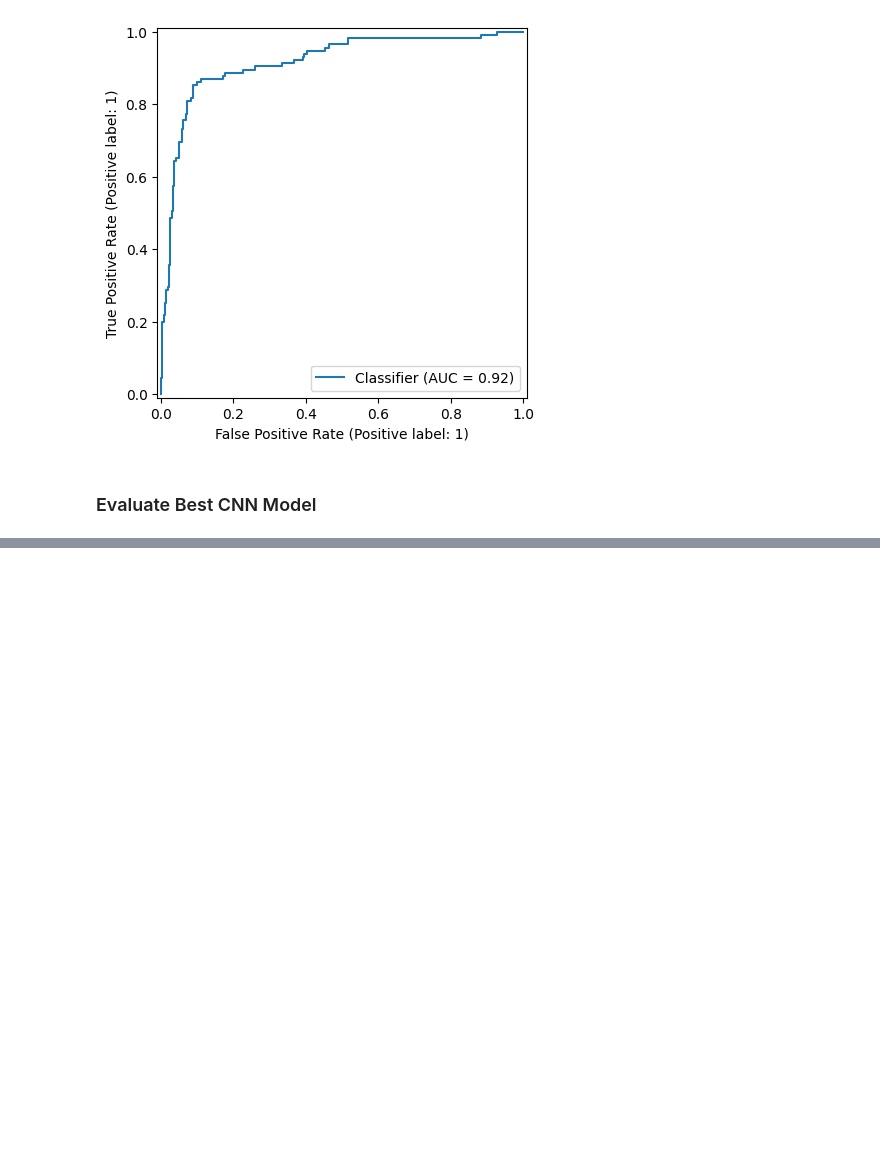
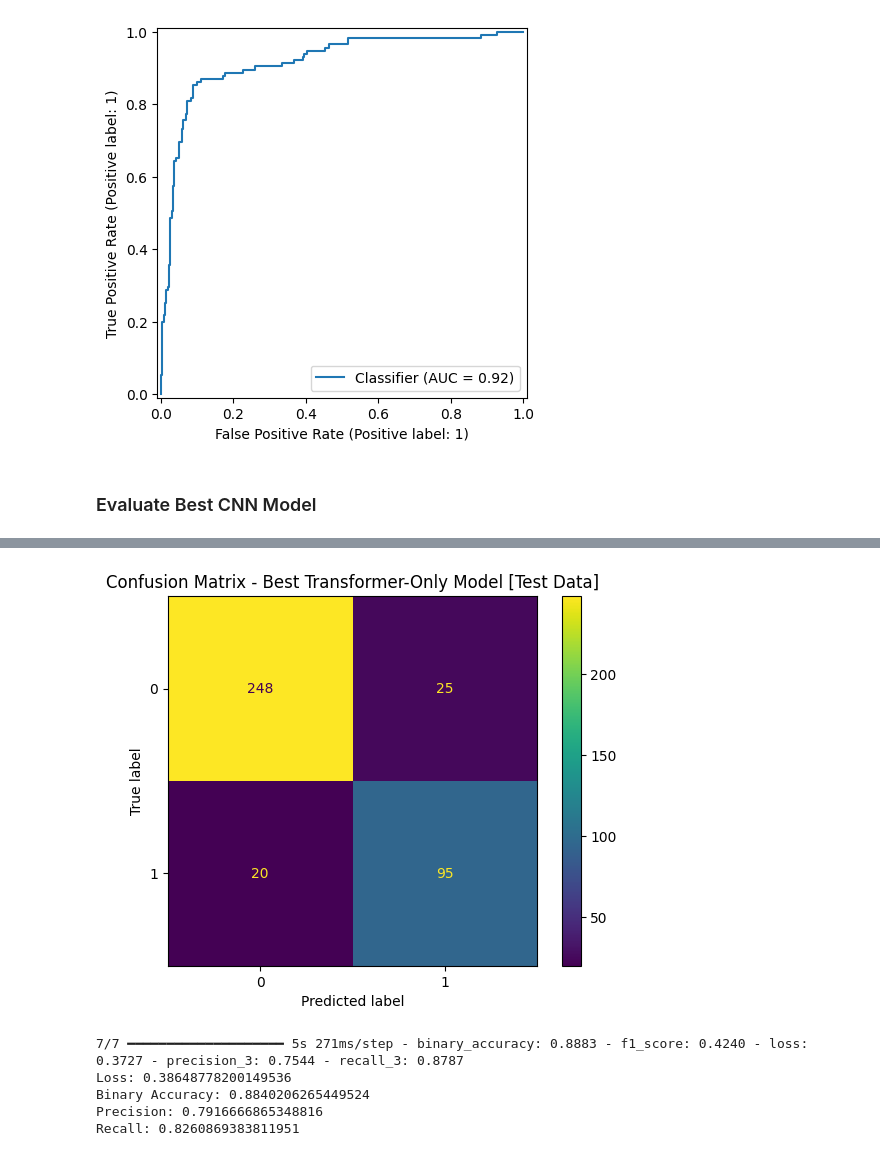
Before and after one commit to t4ai/early-sepsis-prediction, a Jupyter notebook: 5.0 - Performance Evaluation.ipynb, the cells around one changed output, grey strips where cells are left out. Cells and saved outputs as stored; diff of their text form; code cells hidden in the pictures; blank space fills up the shorter version.

```diff
--- a/5.0 - Performance Evaluation.ipynb
+++ b/5.0 - Performance Evaluation.ipynb
@@ -130,0 +152,7 @@ RocCurveDisplay.from_predictions(y_test, y_pred_test)
+# %%
+# load best checkpoint
+best_model_transformer = tf.keras.models.load_model('/content/drive/MyDrive/Datasets/sepsis/models/xformer_baseline.keras')
+# %%
+# get metrics for model on val data
+predict_and_plot_confusion(best_model_transformer, X_test, y_test, "Confusion Matrix - Best Transformer-Only Model [Test Data]")
+# %% [output]
@@ -130,0 +160,9 @@ RocCurveDisplay.from_predictions(y_test, y_pred_test)
+[figure, added]
+# %%
+predict_and_print_metrics(best_model_transformer, X_test, y_test)
+# %% [output]
+7/7 ━━━━━━━━━━━━━━━━━━━━ 5s 271ms/step - binary_accuracy: 0.8883 - f1_score: 0.4240 - loss: 0.3727 - precision_3: 0.7544 - recall_3: 0.8787
+Loss: 0.38648778200149536
+Binary Accuracy: 0.8840206265449524
+Precision: 0.7916666865348816
+Recall: 0.8260869383811951
```
Also changed, not shown: parts of 13 cells of this notebook.
